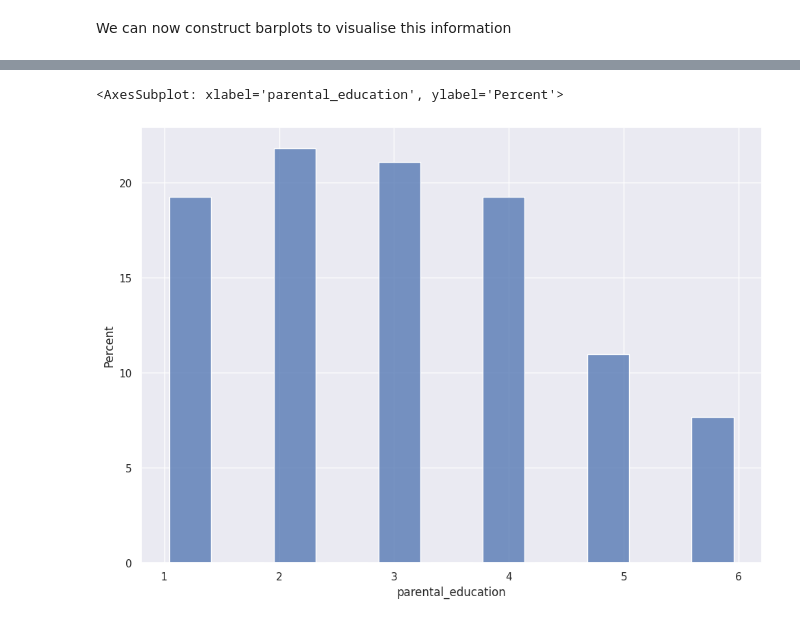
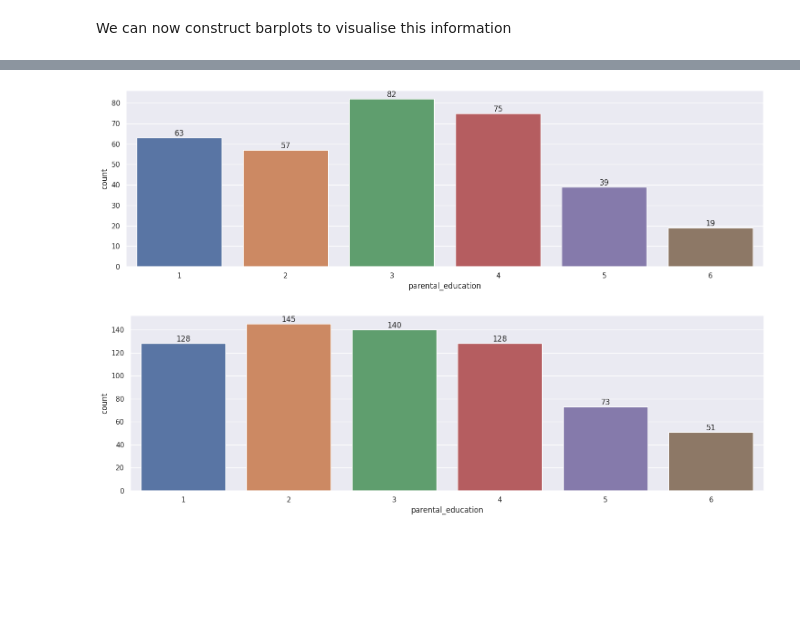
Before and after one commit to AdamBoley/Exam-Scores-Analysis, a Jupyter notebook: jupyter_notebooks/04-DataAnalysis3.ipynb, the cells around one changed output, grey strips where cells are left out. Cells and saved outputs as stored; diff of their text form; code cells hidden in the pictures; blank space fills up the shorter version.

```diff
--- a/jupyter_notebooks/04-DataAnalysis3.ipynb
+++ b/jupyter_notebooks/04-DataAnalysis3.ipynb
@@ -235,8 +192,8 @@ My alternative approach here will be to examine each hypothesized relationship i
 
 We will now validate the hypothesis that increased parental education correlates with increased student participation in the test preparation course. To do this, we will cut down the encoded dataframe to just the `parental_education` and `test_preparation_course` columns
 # %%
-df_categorical_analysis_1 = df_categorical_analysis.filter(['parental_education', 'test_preparation_course'])
-df_categorical_analysis_1.head()
+df_ca_1 = df_ca.filter(['parental_education', 'test_preparation_course'])
+df_ca_1.head()
 # %% [output]
 |  | parental_education | test_preparation_course |
 | 0 | 2 | 1 |
@@ -247,8 +204,8 @@ df_categorical_analysis_1.head()
 # %% [markdown]
 Now we can begin to identify relationships. We want to see how many counts of each `parental_education` category there are for each of the 2 values of `test_preparation_course`. To do this, we can use the `query()` method to produce 2 dataframes, one for each value of `test_preparation_course`.
 # %%
-df_categorical_analysis_1_1 = df_categorical_analysis_1.query('test_preparation_course == 1')
-df_categorical_analysis_1_1.head()
+df_ca_1_1 = df_ca_1.query('test_preparation_course == 1')
+df_ca_1_1.head()
 # For reference - test_preparation_course category of 1 means the student has completed the test preparation course
 # %% [output]
 |  | parental_education | test_preparation_course |
@@ -339,5 +278,12 @@ sns.histplot(x = df_categorical_analysis_1_1['parental_education'], multiple="do
-# %%
-sns.histplot(x = df_categorical_analysis_1_2['parental_education'], multiple="dodge", stat = 'percent', shrink = 0.8, common_norm=False)
-# %% [output]
-<AxesSubplot: xlabel='parental_education', ylabel='Percent'>
-[figure, removed]
+# %%
+parental_education_test_prep_course_1 = sns.countplot(data=df_ca_1_1, x='parental_education')
+plt.bar_label(parental_education_test_prep_course_1.containers[0])
+plt.show()
+# %% [output]
+[figure, added]
+# %%
+parental_education_test_prep_course_2 = sns.countplot(data=df_ca_1_2, x='parental_education')
+plt.bar_label(parental_education_test_prep_course_2.containers[0])
+plt.show()
+# %% [output]
+[figure, added]
```
Also changed, not shown: parts of 125 cells of this notebook, 1 other file.
